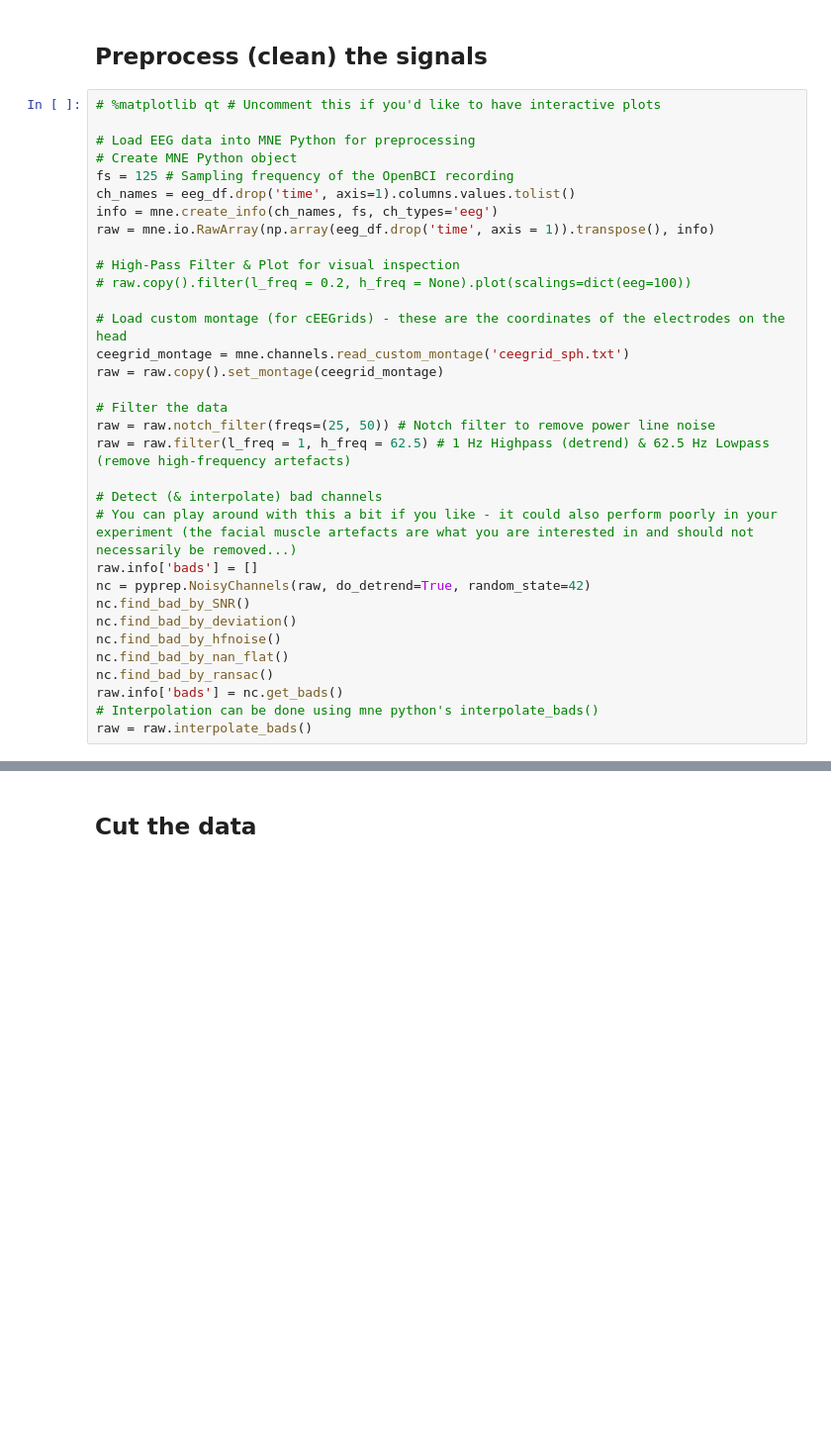
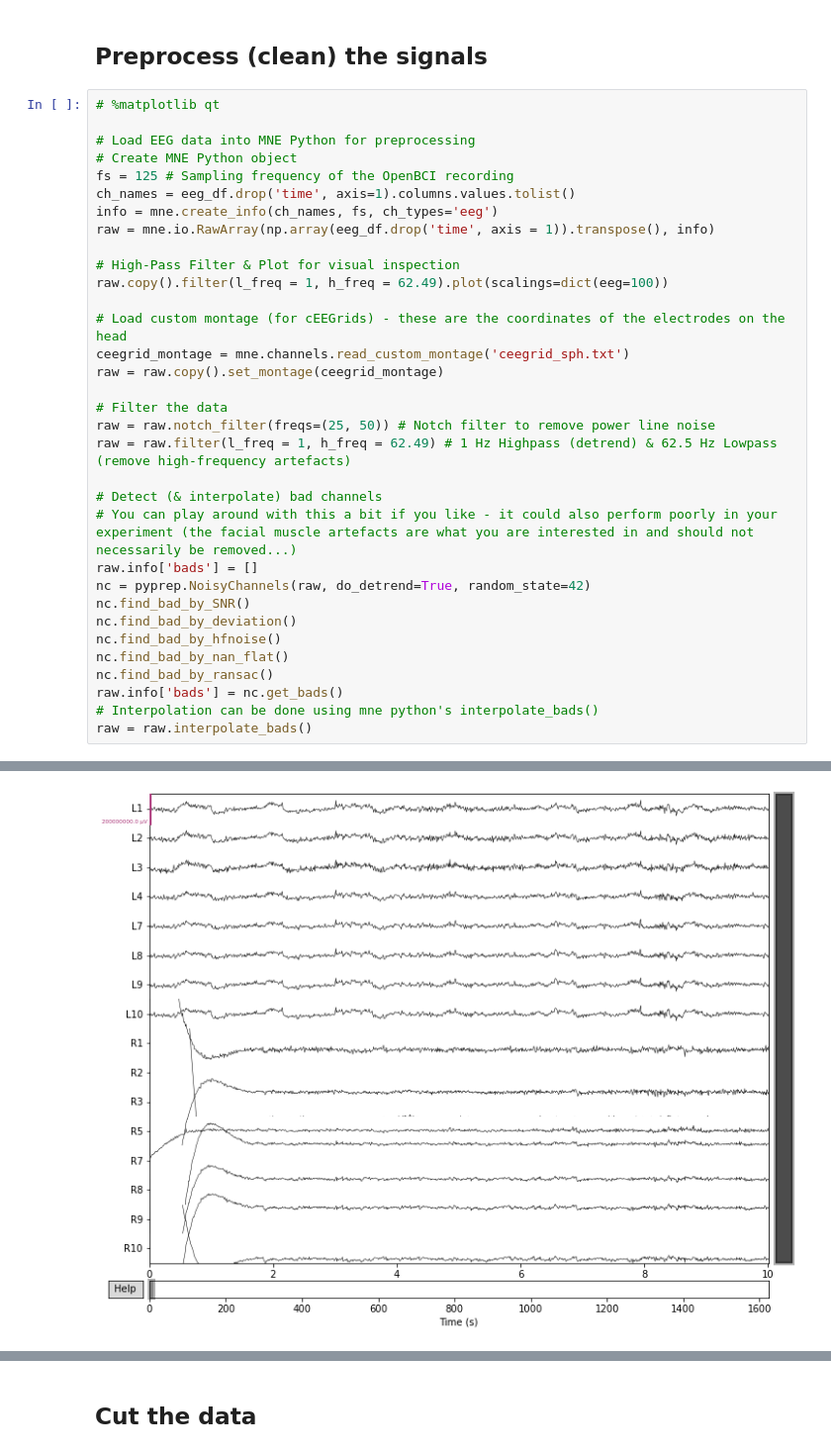
Before and after one commit to davidvblumenthal/nourriture_cEEG, a Jupyter notebook: EEG-Preprocessing-Template.ipynb, the cells around one changed output, grey strips where cells are left out. Shown: that part at 99% size. Drawn from its saved outputs; the diff is of its cells as text; blank space fills up the shorter version.

```diff
--- a/EEG-Preprocessing-Template.ipynb
+++ b/EEG-Preprocessing-Template.ipynb
@@ -22,7 +88,7 @@ import pyprep
 # %% [markdown]
 ## Preprocess (clean) the signals
 # %%
-# %matplotlib qt # Uncomment this if you'd like to have interactive plots
+# %matplotlib qt
 
 # Load EEG data into MNE Python for preprocessing
 # Create MNE Python object
@@ -32,7 +98,7 @@ info = mne.create_info(ch_names, fs, ch_types='eeg')
 raw = mne.io.RawArray(np.array(eeg_df.drop('time', axis = 1)).transpose(), info)
 
 # High-Pass Filter & Plot for visual inspection
-# raw.copy().filter(l_freq = 0.2, h_freq = None).plot(scalings=dict(eeg=100))
+raw.copy().filter(l_freq = 1, h_freq = 62.49).plot(scalings=dict(eeg=100))
 
 # Load custom montage (for cEEGrids) - these are the coordinates of the electrodes on the head
 ceegrid_montage = mne.channels.read_custom_montage('ceegrid_sph.txt')
@@ -40,7 +106,7 @@ raw = raw.copy().set_montage(ceegrid_montage)
 
 # Filter the data
 raw = raw.notch_filter(freqs=(25, 50)) # Notch filter to remove power line noise
-raw = raw.filter(l_freq = 1, h_freq = 62.5) # 1 Hz Highpass (detrend) & 62.5 Hz Lowpass (remove high-frequency artefacts)
+raw = raw.filter(l_freq = 1, h_freq = 62.49) # 1 Hz Highpass (detrend) & 62.5 Hz Lowpass (remove high-frequency artefacts)
 
 # Detect (& interpolate) bad channels
 # You can play around with this a bit if you like - it could also perform poorly in your experiment (the facial muscle artefacts are what you are interested in and should not necessarily be removed...)
@@ -54,3 +120,4 @@ nc.find_bad_by_ransac()
 raw.info['bads'] = nc.get_bads()
 # Interpolation can be done using mne python's interpolate_bads()
 raw = raw.interpolate_bads()
+# %% [output]
@@ -56,0 +140 @@ raw = raw.interpolate_bads()
+[figure, added]
```
Also changed, not shown: parts of 10 cells of this notebook, 3 other files.
